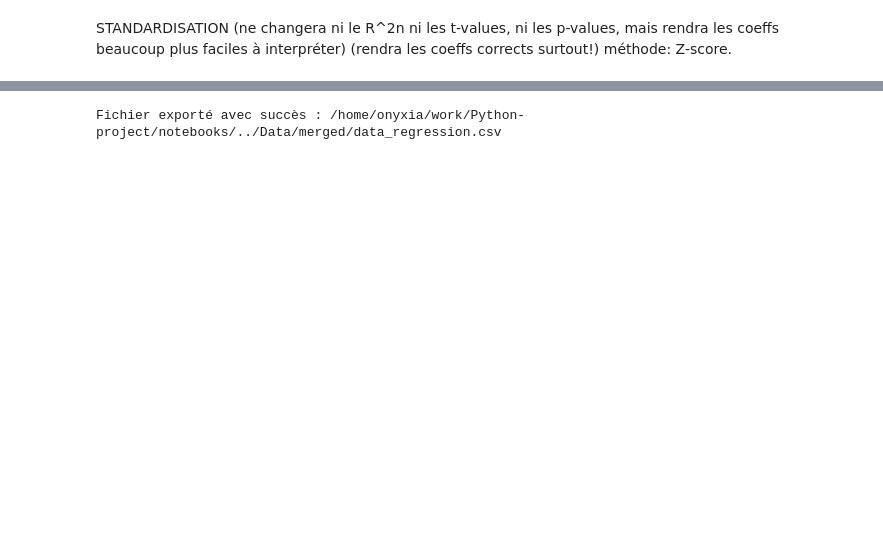
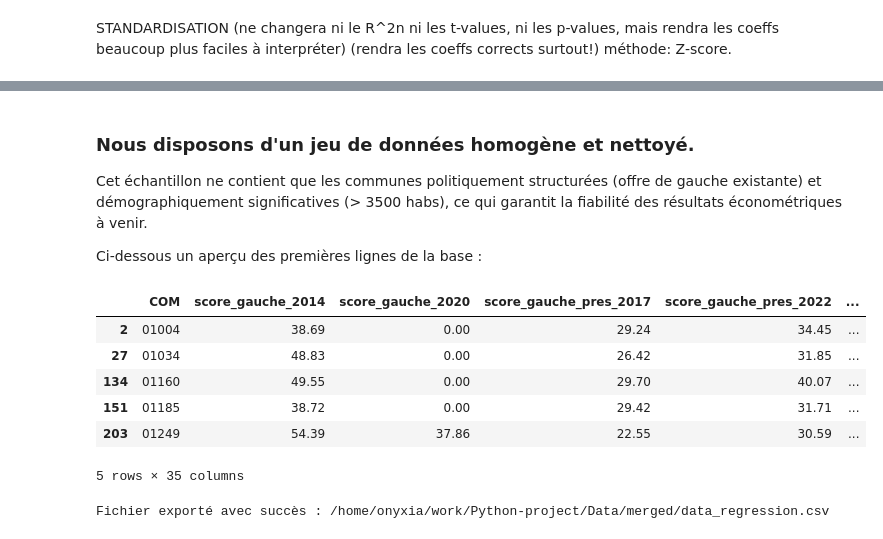
Before and after one commit to romainratajczyk/ENSAE-S1-Python-Project, a Jupyter notebook: notebooks/data_preparation.ipynb, the cells around one changed output, grey strips where cells are left out. Cells and saved outputs as stored; diff of their text form; code cells hidden in the pictures; blank space fills up the shorter version.

```diff
--- a/notebooks/data_preparation.ipynb
+++ b/notebooks/data_preparation.ipynb
@@ -607,3 +833,24 @@ Fichier prêt pour l'analyse : /home/onyxia/work/Python-project/notebooks/../Dat
+# %%
+display(Markdown(""" ### Nous disposons d'un jeu de données homogène et nettoyé.
+Cet échantillon ne contient que les communes politiquement structurées (offre de gauche existante) et démographiquement significatives (> 3500 habs), ce qui garantit la fiabilité des résultats économétriques à venir.
+
+Ci-dessous un aperçu des premières lignes de la base :
+"""))
+
+
+display(df_reg_municipales.head())
+# %% [output]
+ ### Nous disposons d'un jeu de données homogène et nettoyé.
+Cet échantillon ne contient que les communes politiquement structurées (offre de gauche existante) et démographiquement significatives (> 3500 habs), ce qui garantit la fiabilité des résultats économétriques à venir.
+
+Ci-dessous un aperçu des premières lignes de la base :
+|  | COM | score_gauche_2014 | score_gauche_2020 | score_gauche_pres_2017 | score_gauche_pres_2022 | ... |
+| 2 | 01004 | 38.69 | 0.00 | 29.24 | 34.45 | ... |
+| 27 | 01034 | 48.83 | 0.00 | 26.42 | 31.85 | ... |
+| 134 | 01160 | 49.55 | 0.00 | 29.70 | 40.07 | ... |
+| 151 | 01185 | 38.72 | 0.00 | 29.42 | 31.71 | ... |
+| 203 | 01249 | 54.39 | 37.86 | 22.55 | 30.59 | ... |
+5 rows × 35 columns
 # %%
 
 #export des données brutes non standardisées
@@ -619,6 +866,6 @@ df_reg_municipales.to_csv(
     na_rep='NA' # Pour compatibilité R
 )
 
-print(f"Fichier exporté avec succès : {output_path}")
+print(f"Le fichier final est exporté avec succès : {output_path}")
 # %% [output]
-Fichier exporté avec succès : /home/onyxia/work/Python-project/notebooks/../Data/merged/data_regression.csv
+Fichier exporté avec succès : /home/onyxia/work/Python-project/Data/merged/data_regression.csv
```
Also changed, not shown: parts of 25 cells of this notebook, 3 other files.
